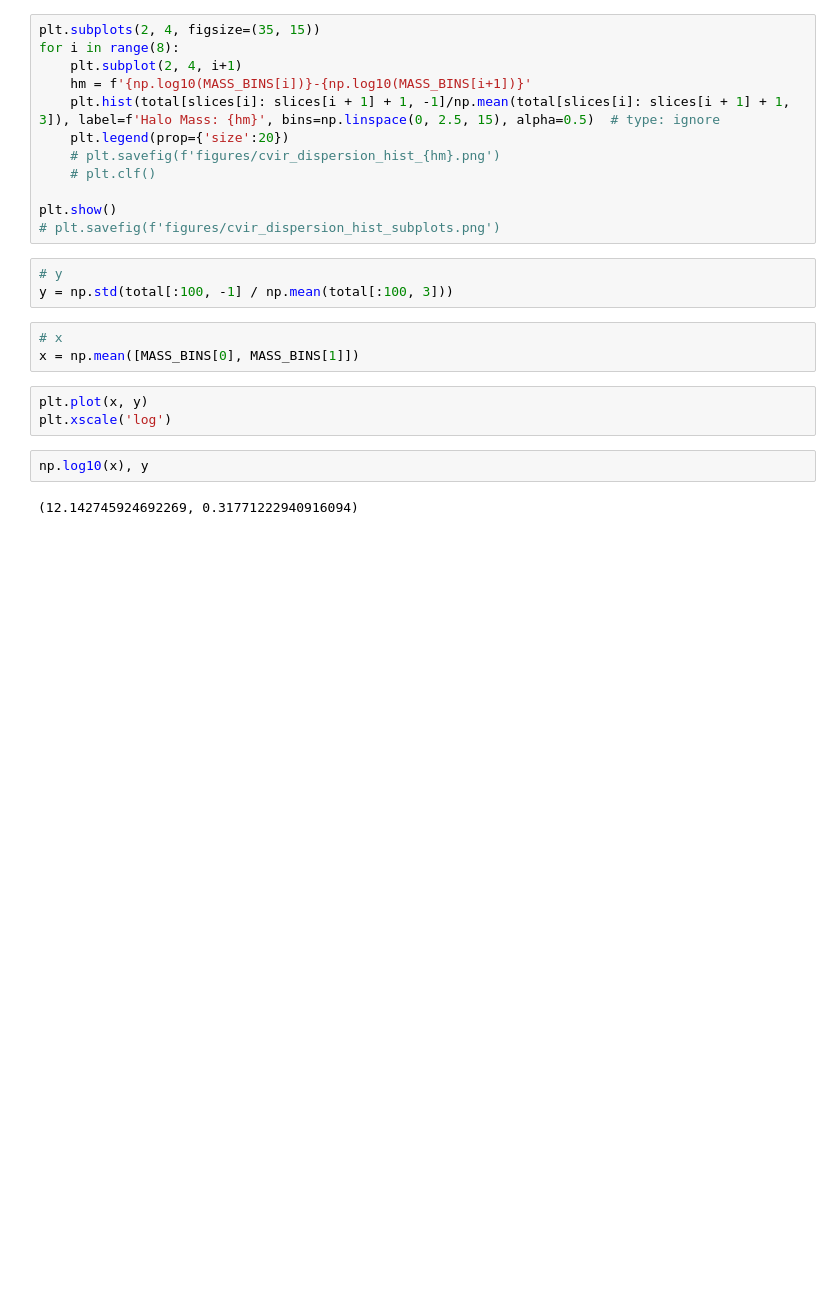
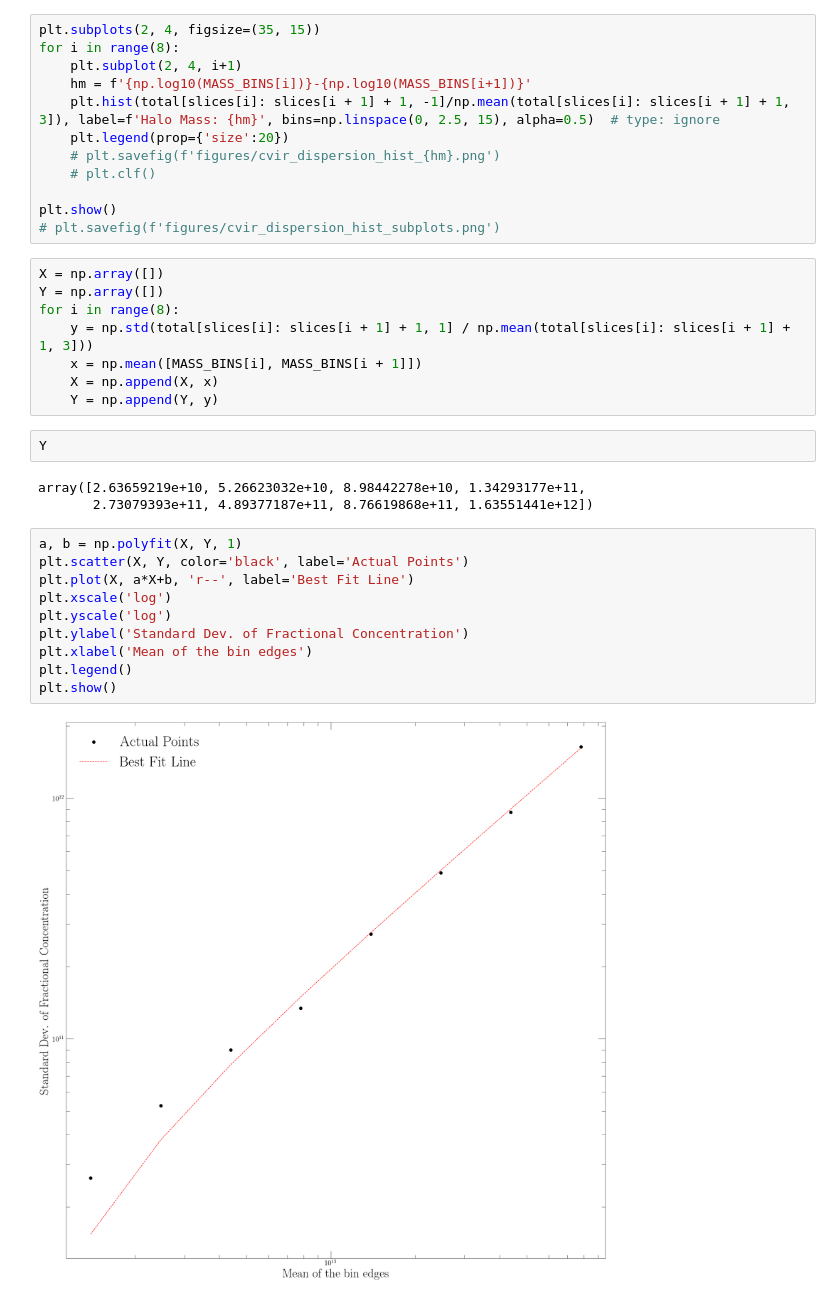
Before and after one commit to Nikhil0504/Simulations, a Jupyter notebook: Bolshoi/plots_jackknife.ipynb, the cells around one changed output. Saved outputs shown, nothing was run; the diff lists cells and outputs as text; blank space fills up the shorter version.

Commit message:
update jack knife plots

```diff
--- a/Bolshoi/plots_jackknife.ipynb
+++ b/Bolshoi/plots_jackknife.ipynb
@@ -30,16 +30,28 @@ for i in range(8):
 
 plt.show()
 # plt.savefig(f'figures/cvir_dispersion_hist_subplots.png')
-# %%
-# y
-y = np.std(total[:100, -1] / np.mean(total[:100, 3]))
-# %%
-# x
-x = np.mean([MASS_BINS[0], MASS_BINS[1]])
-# %%
-plt.plot(x, y)
-plt.xscale('log')
-# %%
-np.log10(x), y
-# %% [output]
-(12.142745924692269, 0.31771222940916094)
+# %%
+X = np.array([])
+Y = np.array([])
+for i in range(8):
+    y = np.std(total[slices[i]: slices[i + 1] + 1, 1] / np.mean(total[slices[i]: slices[i + 1] + 1, 3]))
+    x = np.mean([MASS_BINS[i], MASS_BINS[i + 1]])
+    X = np.append(X, x)
+    Y = np.append(Y, y)
+# %%
+Y
+# %% [output]
+array([2.63659219e+10, 5.26623032e+10, 8.98442278e+10, 1.34293177e+11,
+       2.73079393e+11, 4.89377187e+11, 8.76619868e+11, 1.63551441e+12])
+# %%
+a, b = np.polyfit(X, Y, 1)
+plt.scatter(X, Y, color='black', label='Actual Points')
+plt.plot(X, a*X+b, 'r--', label='Best Fit Line')
+plt.xscale('log')
+plt.yscale('log')
+plt.ylabel('Standard Dev. of Fractional Concentration')
+plt.xlabel('Mean of the bin edges')
+plt.legend()
+plt.show()
+# %% [output]
+[figure, added]
```
Also changed, not shown: parts of 2 cells of this notebook, 1 other file.
